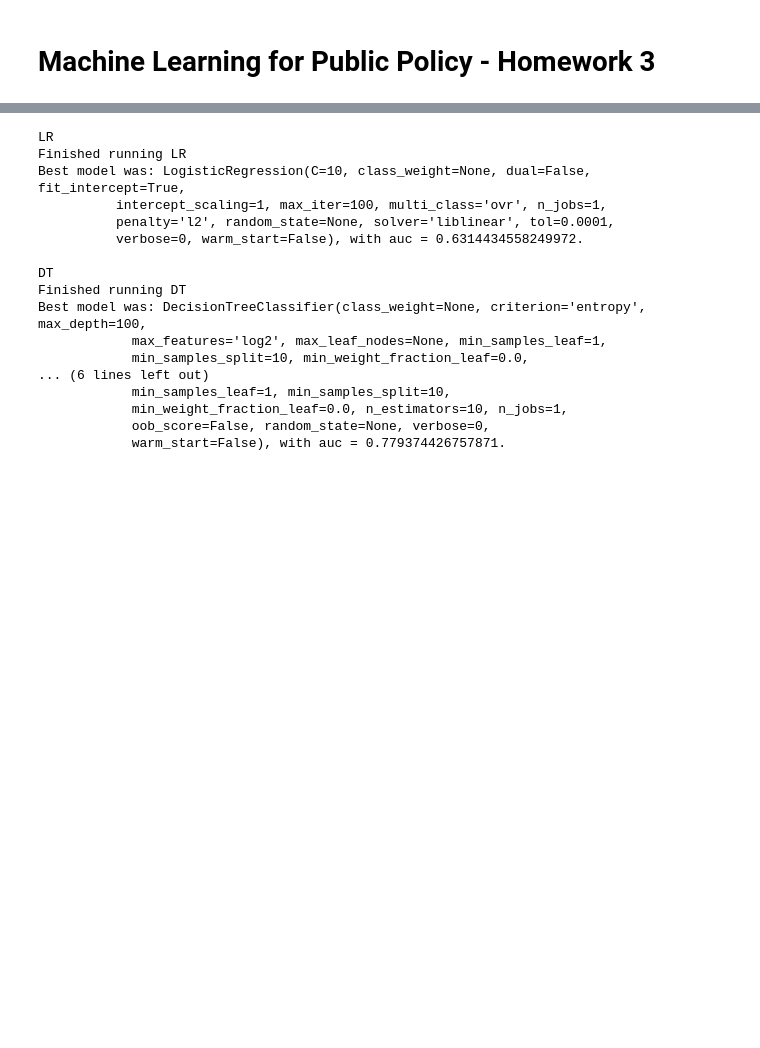
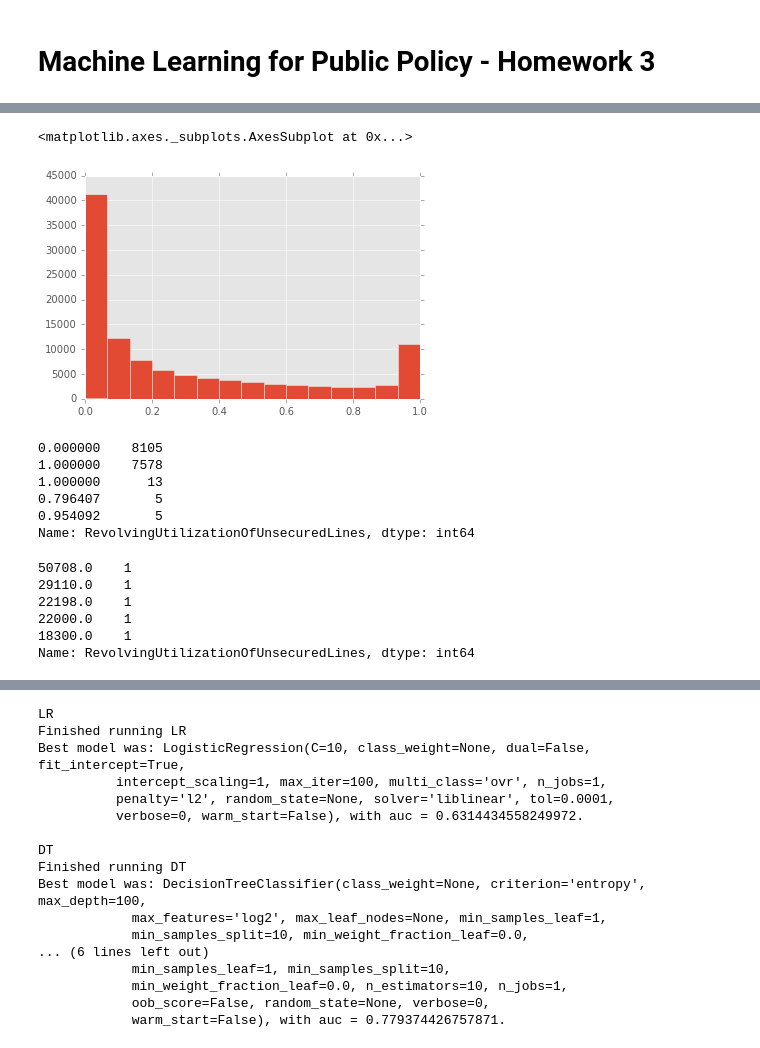
Before and after one commit to hectorsalvador/ML_for_Public_Policy, a Jupyter notebook: Homework 4/Untitled.ipynb, the cells around one changed output, grey strips where cells are left out. Drawn from its saved outputs; the diff is of its cells as text; code cells hidden in the pictures; blank space fills up the shorter version.

```diff
--- a/Homework 4/Untitled.ipynb
+++ b/Homework 4/Untitled.ipynb
@@ -42,0 +153,26 @@ df = train
+# %%
+# Many zeros and ones (15,696), but also a lot of outliers. Total balance / sum of credit limits can't be greater than
+# 1, theorically...
+df[df.RevolvingUtilizationOfUnsecuredLines < 1].RevolvingUtilizationOfUnsecuredLines.hist(bins=15)
+# %% [output]
+<matplotlib.axes._subplots.AxesSubplot at 0x...>
+[figure, added]
+# %%
+pd.value_counts(df.RevolvingUtilizationOfUnsecuredLines).sort_values(ascending=False).head(5)
+# %% [output]
+0.000000    8105
+1.000000    7578
+1.000000      13
+0.796407       5
+0.954092       5
+Name: RevolvingUtilizationOfUnsecuredLines, dtype: int64
+# %%
+# These ones don't make sense at all.
+pd.value_counts(df.RevolvingUtilizationOfUnsecuredLines).sort_index(ascending=False).head(5)
+# %% [output]
+50708.0    1
+29110.0    1
+22198.0    1
+22000.0    1
+18300.0    1
+Name: RevolvingUtilizationOfUnsecuredLines, dtype: int64
```
Also changed, not shown: parts of 13 cells of this notebook, 13 other files.
